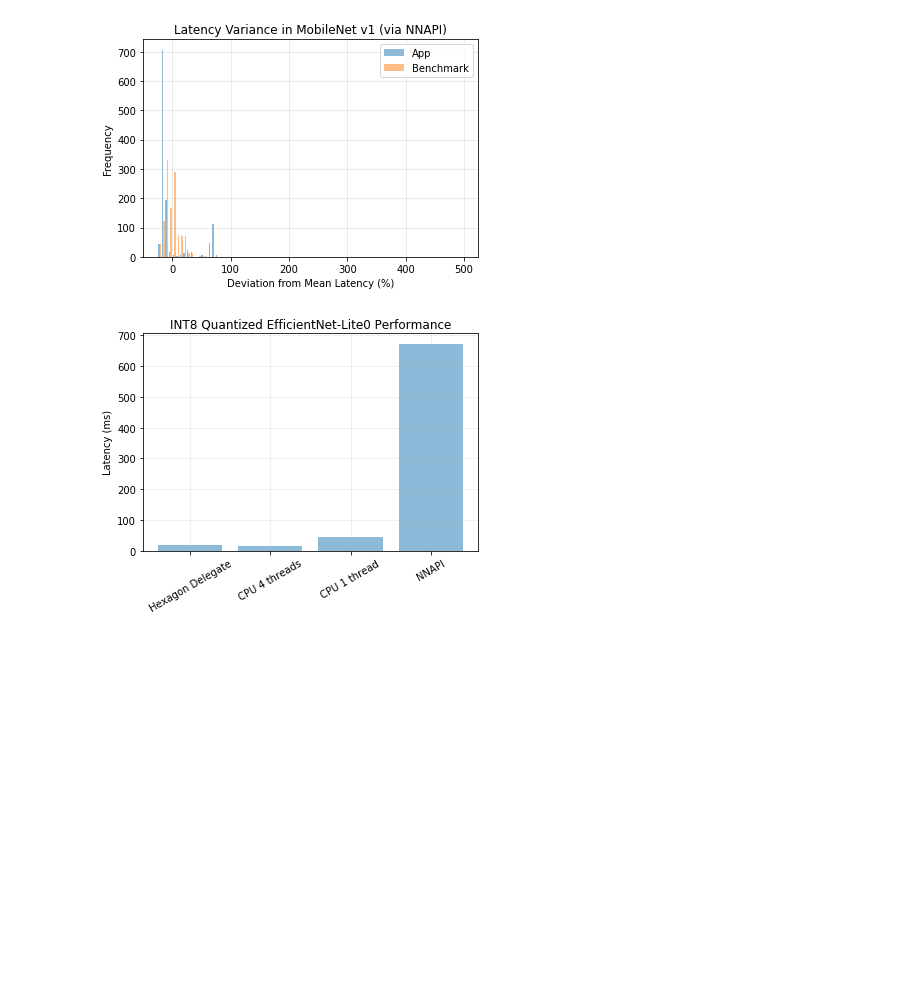
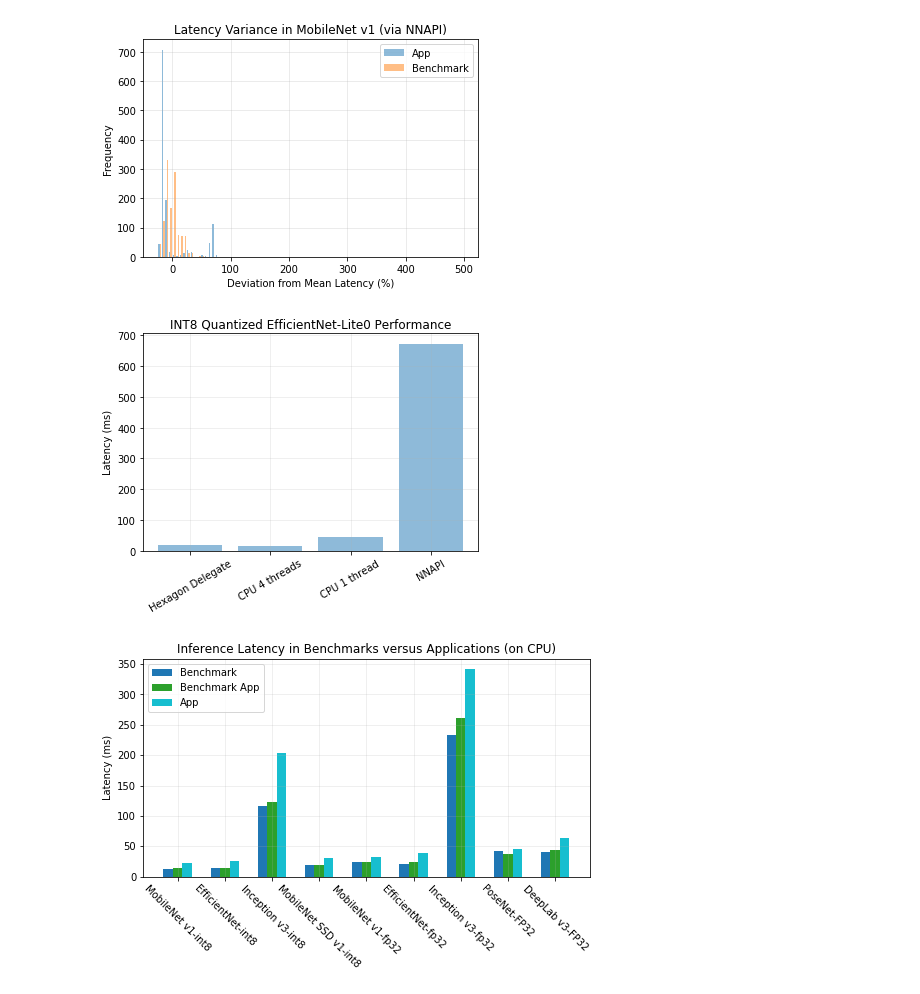
Before and after one commit to Michael137/reasoned-soc, a Jupyter notebook: android/paper_plots.ipynb, the cells around one changed output. Drawn from its saved outputs; the diff is of its cells as text; code cells hidden in the pictures; blank space fills up the shorter version.

Commit message:
paper plots

```diff
--- a/android/paper_plots.ipynb
+++ b/android/paper_plots.ipynb
@@ -91,9 +91,11 @@ def plot_bars(data, series_labels, bar_width = 0.2, category_labels=None,
     for j in range(num_groups):
         cur_data = data[j]
         if j == 0:
-            bar_offset = 0 if num_groups == 1 else j * bar_width - bar_width / 2 - 0.05
+            bar_offset = 0 if num_groups == 1 else j * bar_width - bar_width
+        elif j == 1 and num_groups == 3:
+            bar_offset = 0
         else:
-            bar_offset = 0 if num_groups == 1 else j * bar_width - bar_width / 2 + 0.05
+            bar_offset = 0 if num_groups == 1 else j * bar_width - bar_width
 
         axes.append(plt.bar(index + bar_offset, cur_data, bar_width, color=colors[j], label=series_labels[j]))
 
@@ -1044,3 +1052,77 @@ plt.savefig('efficient_net_quant_perf.png', bbox_inches = "tight", dpi=250)
 plt.show()
 # %% [output]
 [figure]
+# %%
+series_labels = ['Benchmark', 'Benchmark App', 'App']
+
+inf_bench = [
+12.88,
+13.686,
+116.485,
+19.045,
+24.412,
+21.269,
+233.567,
+42.458,
+39.928
+]
+inf_bench_app = [
+13.4898,
+14.2312,
+123.243,
+19.358,
+24.1762,
+23.1606,
+261.616,
+36.9345,
+42.9766
+]
+inf_apps = [
+22.99,
+24.94,
+202.83,
+30.94,
+31.81,
+38.31,
+341.25,
+46.01,
+63
+]
+
+data = [
+    # Group 1
+    inf_bench,
+
+    # Group 2
+    inf_bench_app,
+
+    # Group 3
+    inf_apps,
+]
+
+category_labels = [
+'MobileNet v1-int8',
+'EfficientNet-int8',
+'Inception v3-int8',
+'MobileNet SSD v1-int8',
+'MobileNet v1-fp32',
+'EfficientNet-fp32',
+'Inception v3-fp32',
+'PoseNet-FP32',
+'DeepLab v3-FP32'
+]
+
+plot_bars(
+    data,
+    series_labels,
+    category_labels=category_labels,
+    colors=['tab:blue', 'tab:green', 'tab:cyan'],
+    y_label="Latency (ms)",
+    title = "Inference Latency in Benchmarks versus Applications (on CPU)",
+    rotate = True
+)
+
+plt.savefig('bench_vs_apps_inference_cpu.png', bbox_inches = "tight", dpi=300)
+plt.show()
+# %% [output]
+[figure, added]
```
Also changed, not shown: parts of 3 cells of this notebook.
